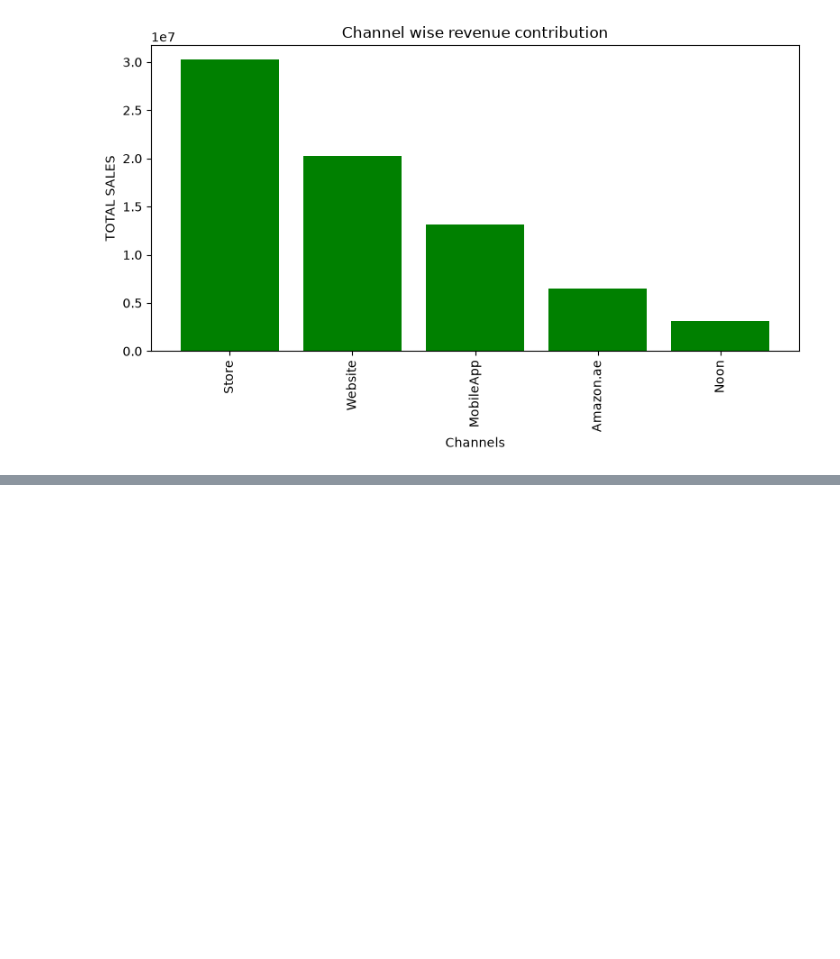
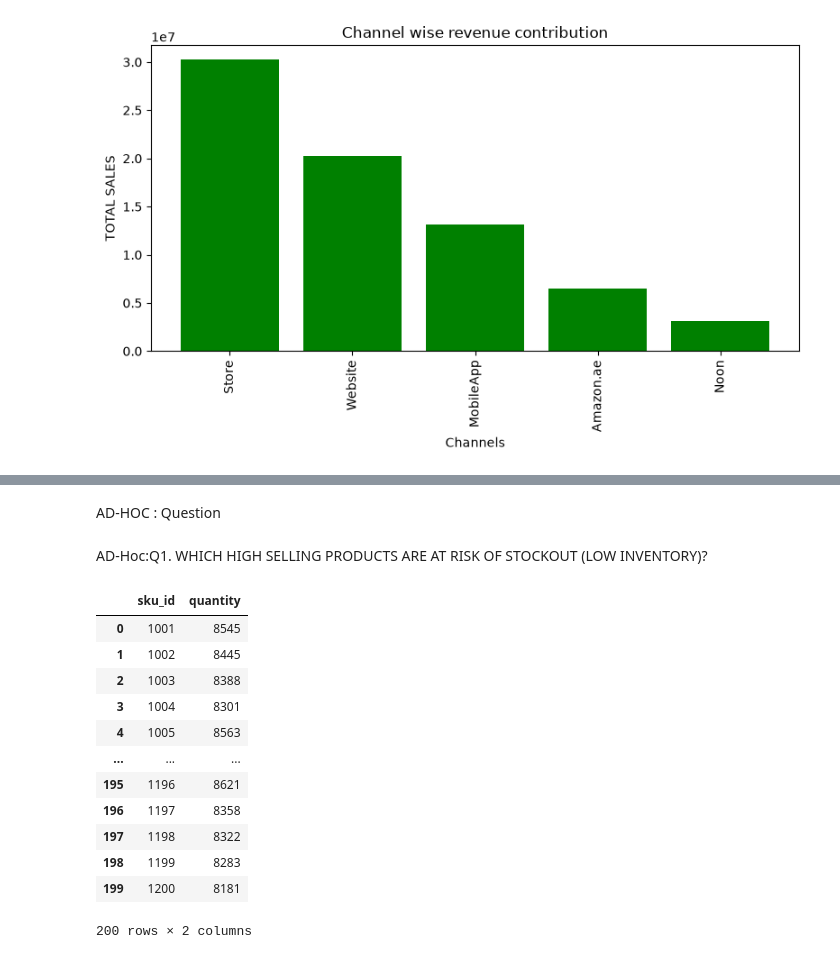
Before and after one commit to priyanshwho/Retail-Analysis, a Jupyter notebook: retail-analysis/Retail.ipynb, the cells around one changed output, grey strips where cells are left out. Saved outputs shown, nothing was run; the diff lists cells and outputs as text; code cells hidden in the pictures; blank space fills up the shorter version.

```diff
--- a/retail-analysis/Retail.ipynb
+++ b/retail-analysis/Retail.ipynb
@@ -599,0 +632,21 @@ plt.show()
+# %% [markdown]
+AD-HOC : Question
+# %% [markdown]
+AD-Hoc:Q1. WHICH HIGH SELLING PRODUCTS ARE AT RISK OF STOCKOUT (LOW INVENTORY)?
+# %%
+product_sales=df.groupby('sku_id')['quantity'].sum().reset_index()
+product_sales
+# %% [output]
+|  | sku_id | quantity |
+| 0 | 1001 | 8545 |
+| 1 | 1002 | 8445 |
+| 2 | 1003 | 8388 |
+| 3 | 1004 | 8301 |
+| 4 | 1005 | 8563 |
+| ... | ... | ... |
+| 195 | 1196 | 8621 |
+| 196 | 1197 | 8358 |
+| 197 | 1198 | 8322 |
+| 198 | 1199 | 8283 |
+| 199 | 1200 | 8181 |
+200 rows × 2 columns
```
Also changed, not shown: parts of 8 cells of this notebook.
